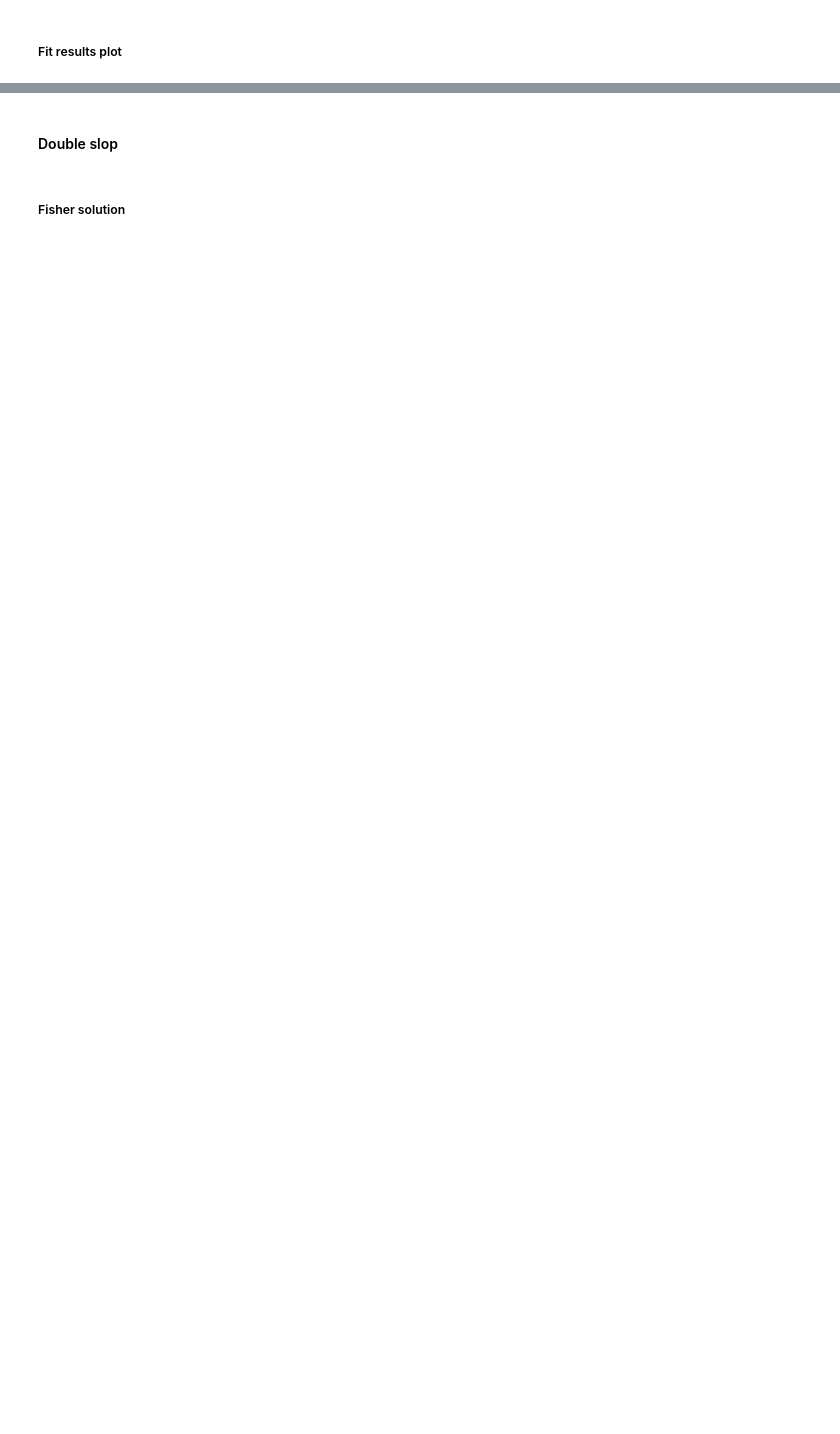
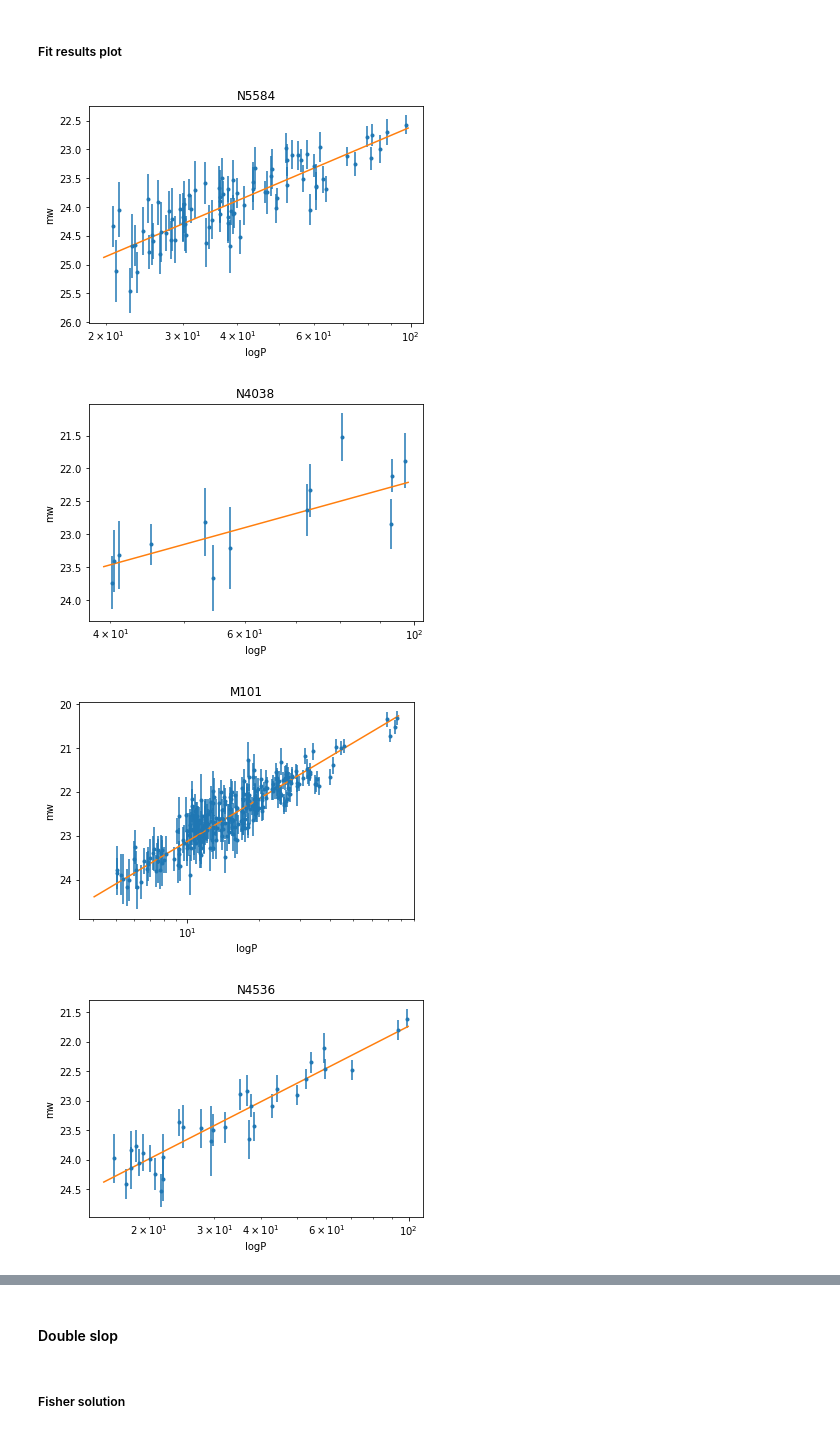
Before and after one commit to bastiencarreres/H0_work, a Jupyter notebook: H0_meas.ipynb, the cells around one changed output, grey strips where cells are left out. Saved outputs shown, nothing was run; the diff lists cells and outputs as text; code cells hidden in the pictures; blank space fills up the shorter version.

```diff
--- a/H0_meas.ipynb
+++ b/H0_meas.ipynb
@@ -406,0 +395,4 @@ sigma_mu_N4258 = 0.0568
+# %%
+data_sn_R16['mB'] = data_sn_R16['mag+5a'] - 5*aB
+data_sn_R16['sig_mB'] = np.sqrt(pw(data_sn_R16['sig_mag+5a'],2)-pw(sig_aB,2))
+data_sn_R16
@@ -529,7 +553,7 @@ H0 = 70.98219491276238 +/- 2.311183046317433
 def chi2_simp(q):
     return (y-L @ q).T @ C_inv @ (y-L.dot(q))
 # %%
-names = np.concatenate((np.array(["mu_{}_muN4258".format(n.decode('utf-8')) for n in sn_host]),np.array(['mu_M31-mu_4248', 'zpw4258', 'bw', 'Zw', 'm_4258'])))
+names = np.concatenate((np.array([n for n in sn_host]),np.array(['mu_M31-mu_4248', 'zpw4258', 'bw', 'Zw', 'm_4258'])))
 chimin_simp = Minuit.from_array_func(chi2_simp, res, errordef = 1, error=0.001, name=names)
 # %%
 chimin_simp.migrad()
@@ -569,18 +593,23 @@ H0 = 70.98231159959248 +/- 3.0842968919573774
 ##### Fit results plot
 # %%
 mu_mu4258_fit = chimin_simp.np_values()[:len(sn_host)]
-zp = chimin_simp.np_values()[len(sn_host)]
-bw = chimin_simp.np_values()[len(sn_host)+1]
-zw = chimin_simp.np_values()[len(sn_host)+3]
+zp = chimin_simp.np_values()[-4]
+bw = chimin_simp.np_values()[-3]
+zw = chimin_simp.np_values()[-2]
 for host,i in zip(sn_host,np.arange(len(sn_host))):
-    cephe_list = data_cephe[data_cephe['Field']== host]
+    cephe_list = data_cephe[data_cephe['Gal']== host]
     plt.figure()
     plt.title(host)
-    plt.errorbar(cephe_list['Per'], cephe_list['F160W']-R*cephe_list['F555W-F814W'],yerr=cephe_list['sigma_tot'],fmt='.')
+    plt.errorbar(cephe_list['Per'], cephe_list['mw'],yerr=cephe_list['sigTot'],fmt='.')
     p = np.linspace(np.min(cephe_list['Per'])-1,np.max(cephe_list['Per'])+1,1000)
-    plt.plot(p,mu_mu4258_fit[i]+zp+bw*np.log10(p)+zw*np.mean(cephe_list['[O/H]']-12))
+    plt.plot(p,mu_mu4258_fit[i]+zp+bw*np.log10(p)+zw*np.mean(cephe_list['[O/H]']-8.66))
     plt.gca().invert_yaxis()
     plt.xscale('log')
     plt.xlabel('logP')
     plt.ylabel('mw')
 plt.show()
+# %% [output]
+[figure, added]
+[figure, added]
+[figure, added]
+[figure, added]
```
Also changed, not shown: parts of 45 cells of this notebook.
